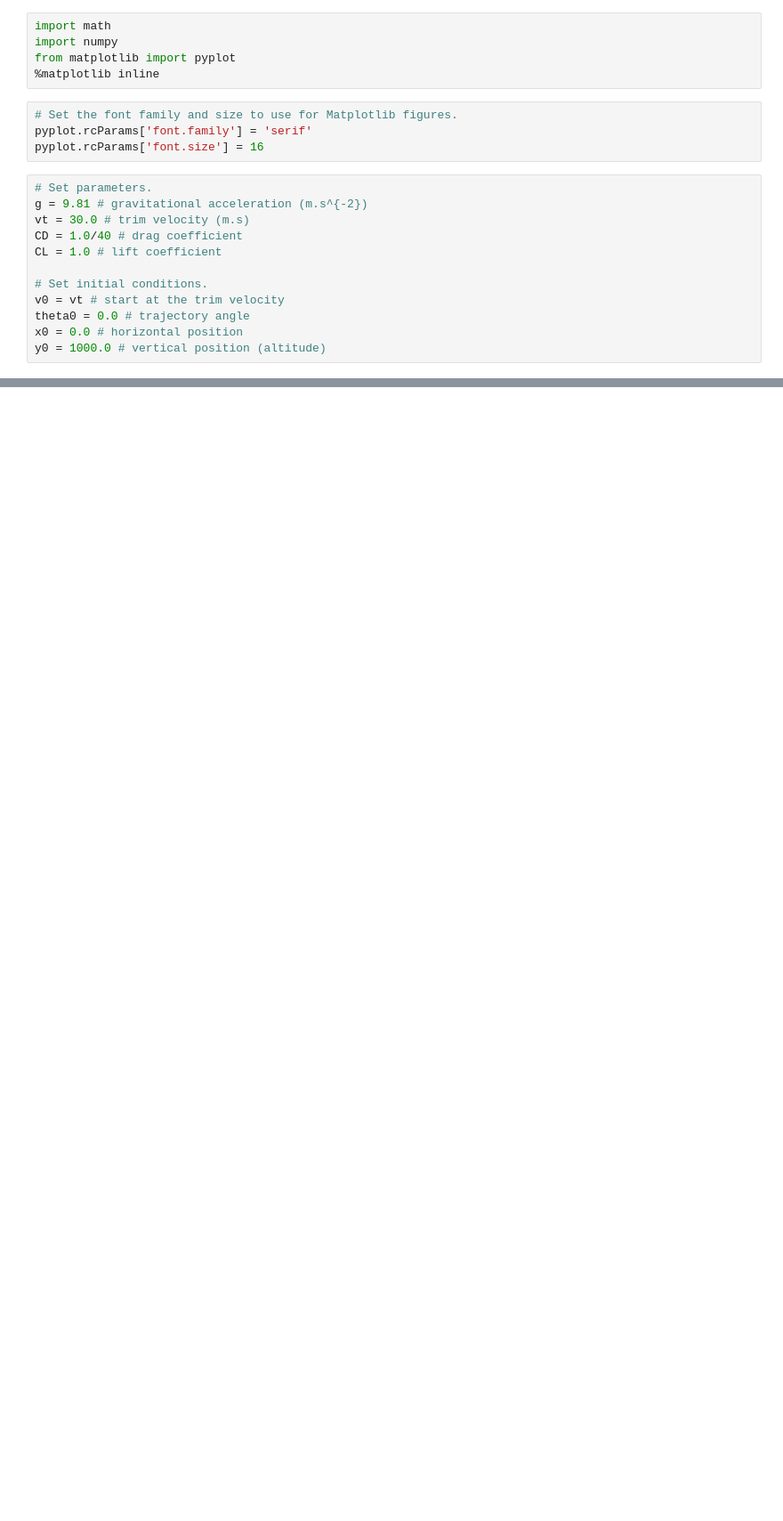
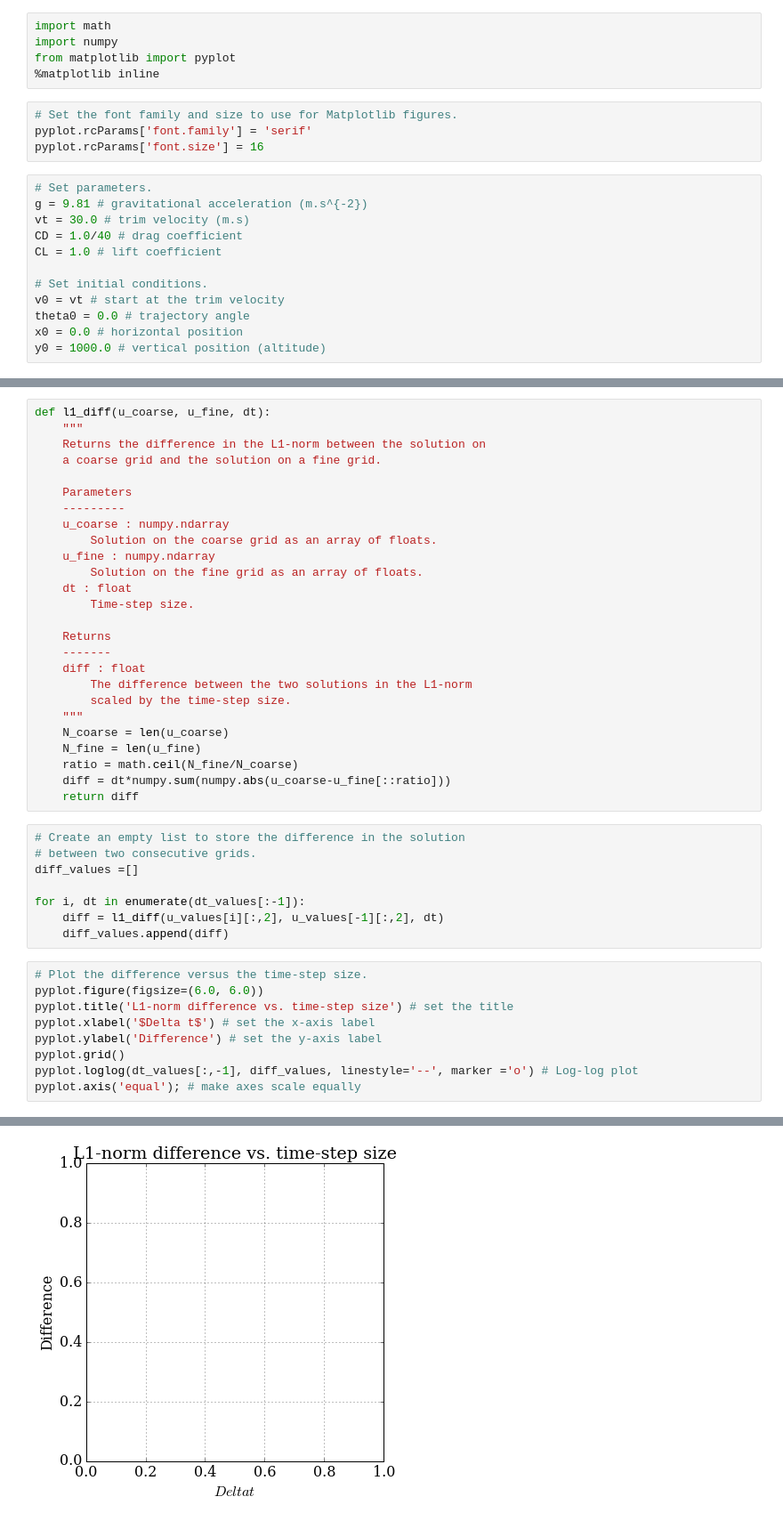
Before and after one commit to ryan28973630/MAE6286, a Jupyter notebook: Third Class (20180911) Lesson 3, Module 1.ipynb, the cells around one changed output, grey strips where cells are left out. Shown at 89% size. Cells and saved outputs as stored; diff of their text form; blank space fills up the shorter version.

```diff
--- a/Third Class (20180911) Lesson 3, Module 1.ipynb
+++ b/Third Class (20180911) Lesson 3, Module 1.ipynb
@@ -51,0 +123,44 @@ def rhs_phugoid(u, CL, CD, g, vt):
+# %%
+def l1_diff(u_coarse, u_fine, dt):
+    """
+    Returns the difference in the L1-norm between the solution on
+    a coarse grid and the solution on a fine grid.
+
+    Parameters
+    ---------
+    u_coarse : numpy.ndarray
+        Solution on the coarse grid as an array of floats.
+    u_fine : numpy.ndarray
+        Solution on the fine grid as an array of floats.
+    dt : float
+        Time-step size.
+
+    Returns
+    -------
+    diff : float
+        The difference between the two solutions in the L1-norm
+        scaled by the time-step size.
+    """
+    N_coarse = len(u_coarse)
+    N_fine = len(u_fine)
+    ratio = math.ceil(N_fine/N_coarse)
+    diff = dt*numpy.sum(numpy.abs(u_coarse-u_fine[::ratio]))
+    return diff
+# %%
+# Create an empty list to store the difference in the solution
+# between two consecutive grids.
+diff_values =[]
+
+for i, dt in enumerate(dt_values[:-1]):
+    diff = l1_diff(u_values[i][:,2], u_values[-1][:,2], dt)
+    diff_values.append(diff)
+# %%
+# Plot the difference versus the time-step size.
+pyplot.figure(figsize=(6.0, 6.0))
+pyplot.title('L1-norm difference vs. time-step size') # set the title
+pyplot.xlabel('$Delta t$') # set the x-axis label
+pyplot.ylabel('Difference') # set the y-axis label
+pyplot.grid()
+pyplot.loglog(dt_values[:,-1], diff_values, linestyle='--', marker ='o') # Log-log plot
+pyplot.axis('equal'); # make axes scale equally
+# %% [output]
@@ -51,0 +168 @@ def rhs_phugoid(u, CL, CD, g, vt):
+[figure, added]
```
Also changed, not shown: parts of 8 cells of this notebook.
